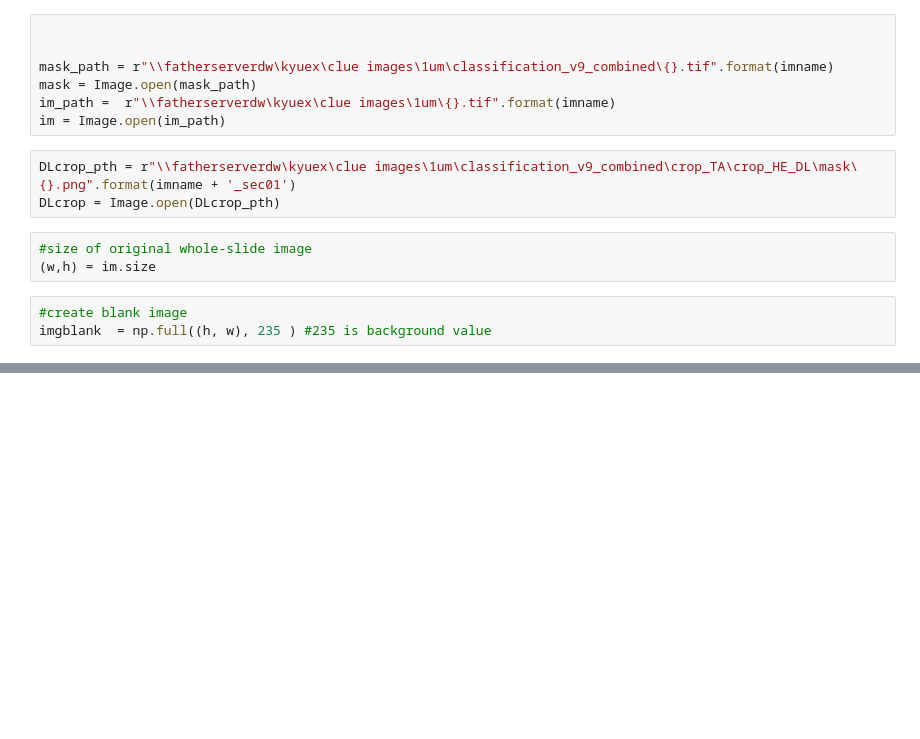
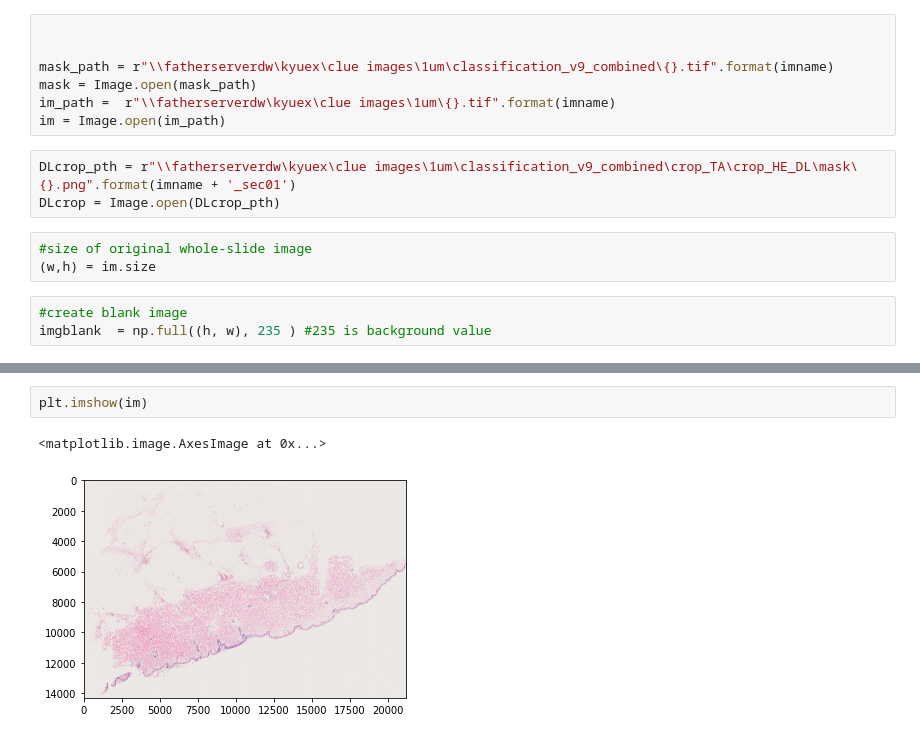
Before and after one commit to Wirtz-Lab/wsi_analysis, a Jupyter notebook: ashley/active/revert_DLcrop_to_DL.ipynb, the cells around one changed output, grey strips where cells are left out. Cells and saved outputs as stored; diff of their text form; blank space fills up the shorter version.

```diff
--- a/ashley/active/revert_DLcrop_to_DL.ipynb
+++ b/ashley/active/revert_DLcrop_to_DL.ipynb
@@ -109,0 +113,5 @@ if flip:
+# %%
+plt.imshow(im)
+# %% [output]
+<matplotlib.image.AxesImage at 0x...>
+[figure, added]
```
Also changed, not shown: parts of 6 cells of this notebook.
